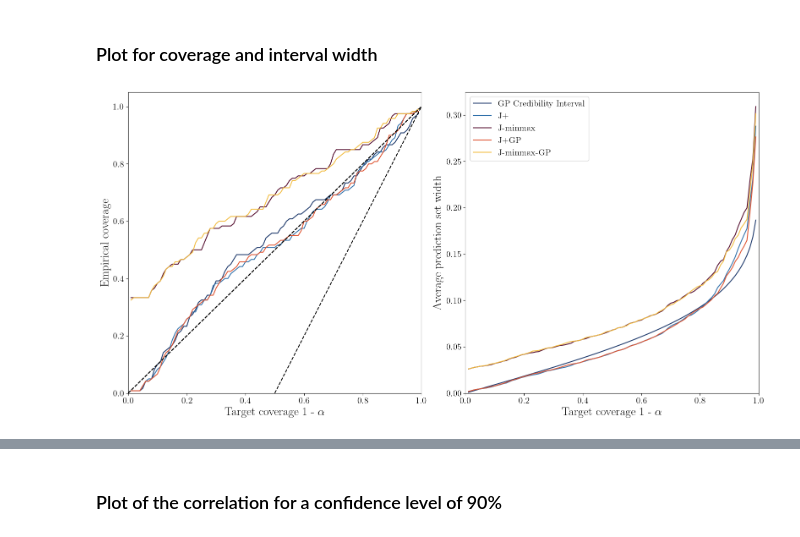
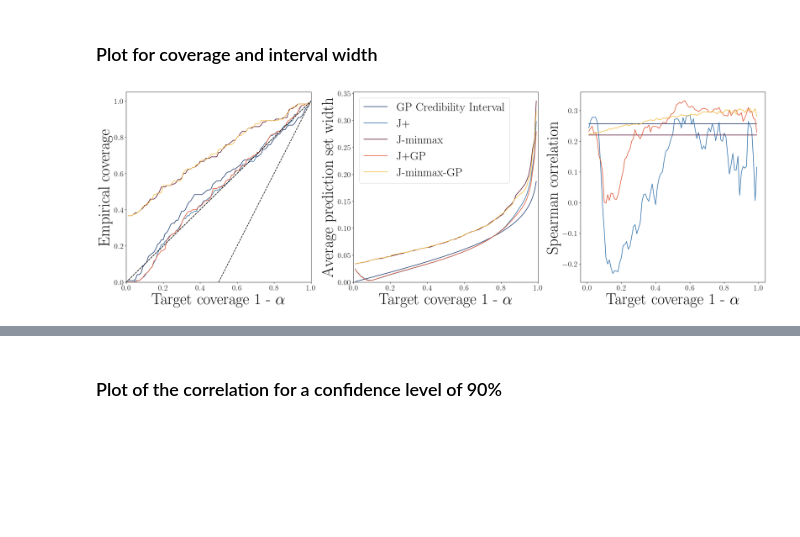
Before and after one commit to vincentblot28/conformalized_gp, a Jupyter notebook: paper_results/notebooks/morokoff_not_noisy_notebook.ipynb, the cells around one changed output, grey strips where cells are left out. Cells and saved outputs as stored; diff of their text form; code cells hidden in the pictures; blank space fills up the shorter version.

Commit message:
ENH: add corr to coverage plots

```diff
--- a/paper_results/notebooks/morokoff_not_noisy_notebook.ipynb
+++ b/paper_results/notebooks/morokoff_not_noisy_notebook.ipynb
@@ -43,7 +43,7 @@ BLUE_2 = np.array([[48, 112, 170]]) / 255
 VIOLET = np.array([[84, 13, 46]]) / 255
 ORANGE = np.array([[223, 84, 49]]) / 255
 YELLOW = np.array([[242, 188, 64]]) / 255
-
+CV = 10
 COLORS = {
     "GP": BLUE_1,
     "J+": BLUE_2,
@@ -110,7 +110,7 @@ for method in models_hp.keys():
         for power_std in models_hp[method]["nu"][nu]:
             models[(method, nu, power_std)] = {
                 "estimator": GpOTtoSklearnStd(
-                    scale=1, amplitude=1.0, nu=nu, noise=noise
+                    scale=1, amplitude=1.0, nu=nu, nugget=False
                 ),
                 "color": COLORS[method]
             }
@@ -121,7 +121,7 @@ global_models = {}
 for nu in nus:
     global_models[nu] = {
         "estimator": GpOTtoSklearnStd(
-            scale=1, amplitude=1.0, nu=nu, noise=noise
+            scale=1, amplitude=1.0, nu=nu, nugget=False
         )
     }
 # %% [markdown]
@@ -167,7 +167,7 @@ for model_name, model in global_models.items():
     global_models[model_name]["mapie_estimator_std"] = MapieRegressor(
         estimator=model["estimator"],
         conformity_score=GPConformityScore(sym=True),
-        cv=-1,
+        cv=CV,
         method="plus",
         model_has_std=True,
         random_state=42
@@ -175,7 +175,7 @@ for model_name, model in global_models.items():
     global_models[model_name]["mapie_estimator_no_std"] = MapieRegressor(
         estimator=model["estimator"],
         conformity_score=None,
-        cv=-1,
+        cv=CV,
         method="plus",
         model_has_std=False,
         random_state=42
@@ -356,43 +344,53 @@ for model_name, model in models.items():
 # %% [markdown]
 ### Plot for coverage and interval width
 # %%
-fs = 20
-ncols = 2
+fs = 40
+ncols = 3
 nrows = 1
 s = 8
 f, ax = plt.subplots(nrows, ncols, figsize=(ncols * s, nrows * s), squeeze=False)
 
 for model_name, model in models.items():
+    model_name = get_model_name(model_name)
     cov = model["coverage"]
+    width = model["average_width"]
+    corr_boostrap_result = model["spearman_correlation_to_error"]
+    corr = [np.mean(c.bootstrap_distribution) for c in corr_boostrap_result]
+
     ax[0, 0].plot(
-         1 - ALPHA, cov,
-         label=get_model_name(model_name),
-         color=model["color"]
+        1 - ALPHA, cov,
+        label=model_name,
+        color=model["color"]
     )
+    ax[0, 1].plot(
+        1 - ALPHA, width,
+        label=model_name,
+        color=model["color"]
+    )
+    ax[0, 2].plot(
+            1 - ALPHA, corr,
+            label=model_name,
+            color=model["color"]
+            )
 ax[0, 0].plot([[0, 0], [1, 1]], linestyle='dashed', c='black')
 ax[0, 0].plot([0.5, 1], [0, 1], linestyle='dashed', c='black')
 ax[0, 0].set_ylabel("Empirical coverage", fontsize=fs)
 
 
-for model_name, model in models.items():
-    width = model["average_width"]
-    ax[0, 1].plot(
-         1 - ALPHA, width,
-         label=get_model_name(model_name),
-         color=model["color"]
-    )
 ax[0, 1].set_ylabel("Average prediction set width", fontsize=fs)
+ax[0, 2].set_ylabel("Spearman correlation", fontsize=fs)
 
-for i in (0, 1):
+for i in (0, 1, 2):
         ax[0, i].set_xlabel(r"Target coverage 1 - $\alpha$", fontsize=fs)
-        ax[0, i].set_xlim(0, 1)
-        ax[0, i].set_ylim(0)
-        ax[0, i].tick_params(axis="x", labelsize=15)
-        ax[0, i].tick_params(axis="y", labelsize=15)
+        if i < 2:
+            ax[0, i].set_xlim(0, 1)
+            ax[0, i].set_ylim(0)
+        ax[0, i].tick_params(axis="x", labelsize=20)
+        ax[0, i].tick_params(axis="y", labelsize=20)
 
-ax[0, 1].legend(fontsize=15, loc="upper left")
+ax[0, 1].legend(fontsize=30, loc="upper left")
 plt.tight_layout()
-plt.savefig("paper_results/plots/morokoff_not_noisy_cov.pdf")
+plt.savefig("paper_results/plots/morokoff_not_noisy_cov_all_models.pdf")
 plt.show()
 # %% [output]
-[figure, old version]
+[figure, new version]
```
Also changed, not shown: parts of 10 cells of this notebook, 2 other files.
